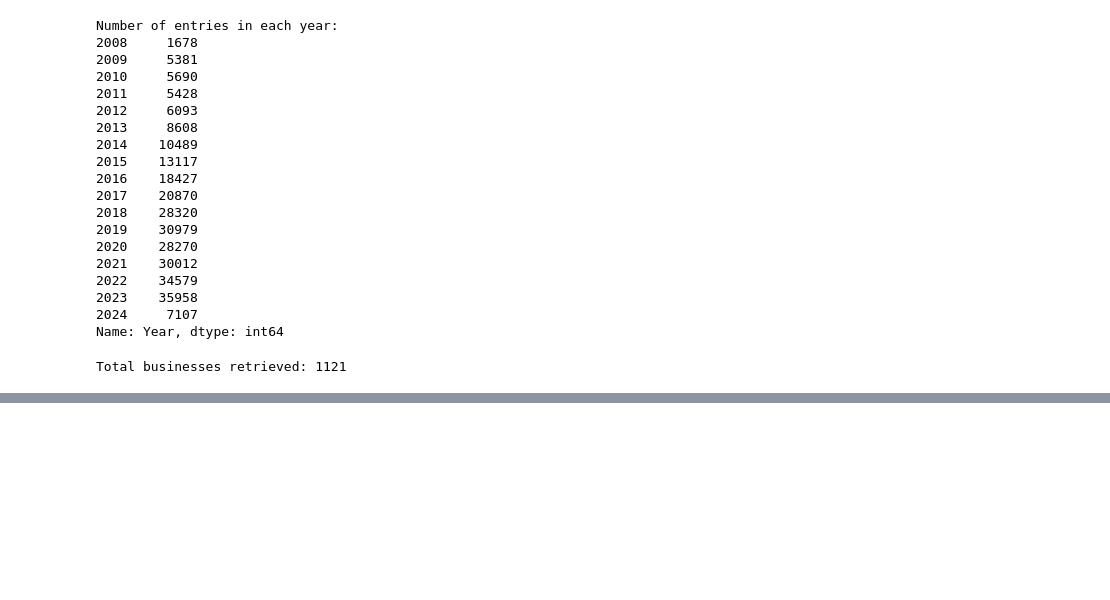
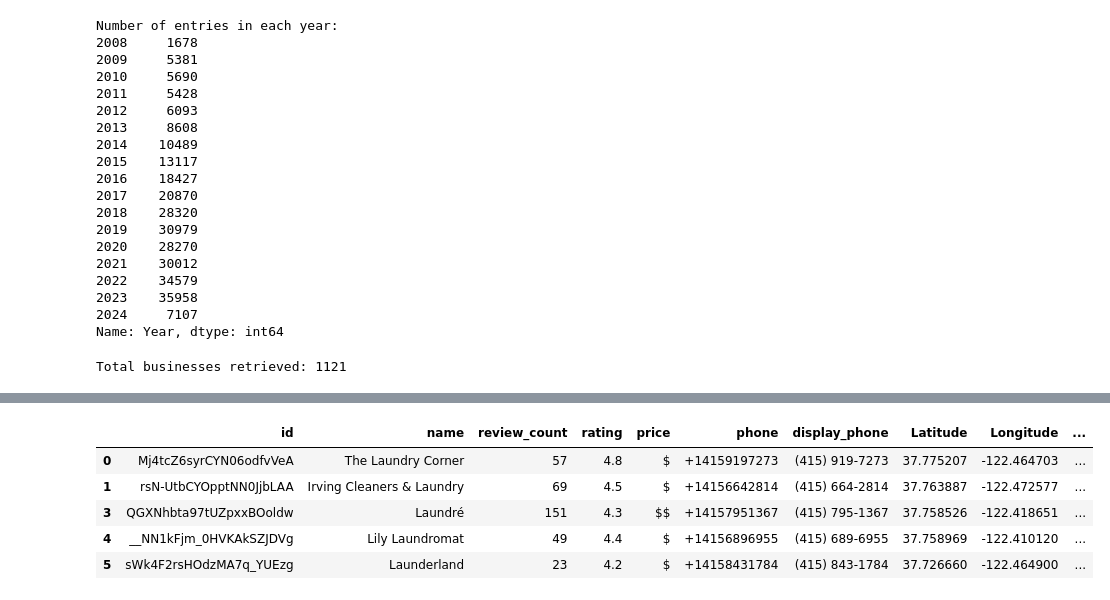
Before and after one commit to Wook22/Public_Data_Prediction_Modeling, a Jupyter notebook: EDA.ipynb, the cells around one changed output, grey strips where cells are left out. Drawn from its saved outputs; the diff is of its cells as text; code cells hidden in the pictures; blank space fills up the shorter version.

```diff
--- a/EDA.ipynb
+++ b/EDA.ipynb
@@ -379,0 +418,51 @@ df.head()
+# %%
+df2 = df.copy()
+
+# Define the mapping of columns you want to rename
+column_mapping = {
+    'coordinates.latitude': 'Latitude',
+    'coordinates.longitude': 'Longitude',
+    'location.address1': 'address1',
+    'location.address2': 'address2',
+    'location.address3': 'address3',
+    'location.city': 'City',
+    'location.zip_code': 'Zip_code',
+    'location.country': 'Country',
+    'location.state': 'State',
+    'location.display_address': 'Display_address'
+}
+
+# Rename the columns using the mapping
+df2.rename(columns=column_mapping, inplace=True)
+
+# # Remove square brackets from the 'display_address' column
+# df2['Display_address'] = df2['Display_address'].str[1:-1]
+
+# duplicate existing dataframe
+df3 = df2.copy()
+
+# Delete the unreleveent columns
+df4 = df3.drop([
+    'alias',
+    'image_url',
+    'is_closed',
+    'url',
+    'categories',
+    'transactions',
+    'distance',
+    'address1',
+    'address2',
+    'address3'
+    ],
+               axis=1)
+
+yelp_data = df4.dropna()
+
+yelp_data.head()
+# %% [output]
+|  | id | name | review_count | rating | price | phone | display_phone | Latitude | Longitude | ... |
+| 0 | Mj4tcZ6syrCYN06odfvVeA | The Laundry Corner | 57 | 4.8 | $ | +14159197273 | (415) 919-7273 | 37.775207 | -122.464703 | ... |
+| 1 | rsN-UtbCYOpptNN0JjbLAA | Irving Cleaners & Laundry | 69 | 4.5 | $ | +14156642814 | (415) 664-2814 | 37.763887 | -122.472577 | ... |
+| 3 | QGXNhbta97tUZpxxBOoldw | Laundré | 151 | 4.3 | $$ | +14157951367 | (415) 795-1367 | 37.758526 | -122.418651 | ... |
+| 4 | __NN1kFjm_0HVKAkSZJDVg | Lily Laundromat | 49 | 4.4 | $ | +14156896955 | (415) 689-6955 | 37.758969 | -122.410120 | ... |
+| 5 | sWk4F2rsHOdzMA7q_YUEzg | Launderland | 23 | 4.2 | $ | +14158431784 | (415) 843-1784 | 37.726660 | -122.464900 | ... |
```
Also changed, not shown: parts of 6 cells of this notebook.
